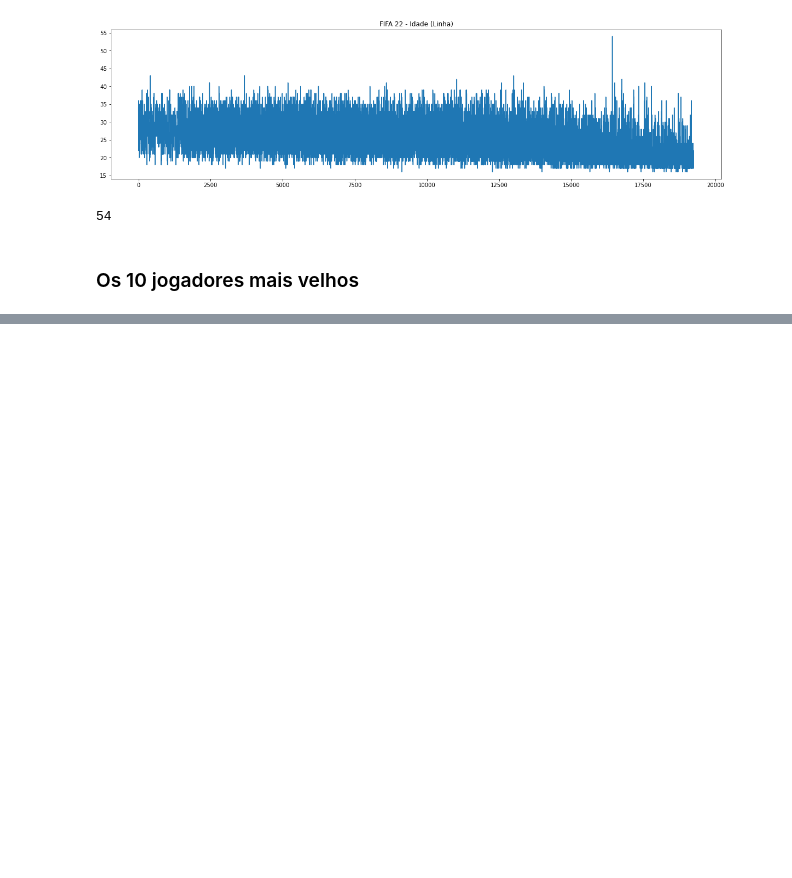
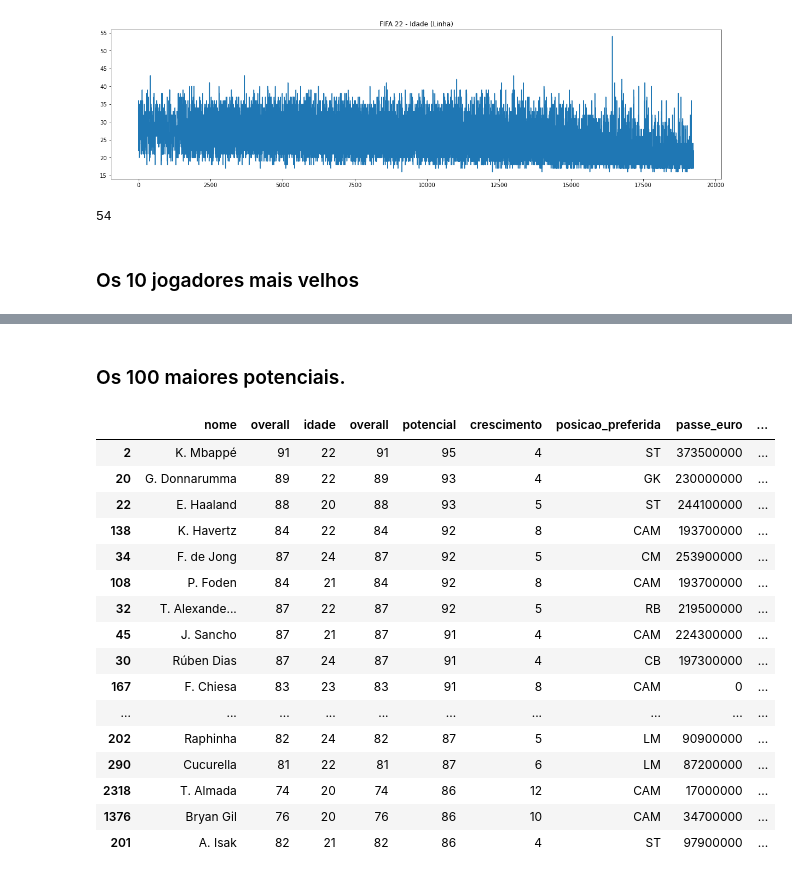
Before and after one commit to leovasc5/exploratory-analysis-of-FIFA-22-data, a Jupyter notebook: curiosidades.ipynb, the cells around one changed output, grey strips where cells are left out. Drawn from its saved outputs; the diff is of its cells as text; code cells hidden in the pictures; blank space fills up the shorter version.

```diff
--- a/curiosidades.ipynb
+++ b/curiosidades.ipynb
@@ -78 +78,27 @@ temp.head(10)
 10 rows × 70 columns
+# %% [markdown]
+### Os 100 maiores potenciais.
+# %%
+temp = df.sort_values(by=['potencial'], ascending=False)
+pd.set_option('display.max_colwidth', 15)
+temp = temp.loc[(temp['crescimento'])> 0]
+temp = temp.loc[(temp['idade']) < 26]
+temp[['nome', 'overall', 'idade', 'overall', 'potencial', 'crescimento', 'posicao_preferida', 'passe_euro', 'salario_euro', 'fim_contrato']].head(100)
+# %% [output]
+|  | nome | overall | idade | overall | potencial | crescimento | posicao_preferida | passe_euro | ... |
+| 2 | K. Mbappé | 91 | 22 | 91 | 95 | 4 | ST | 373500000 | ... |
+| 20 | G. Donnarumma | 89 | 22 | 89 | 93 | 4 | GK | 230000000 | ... |
+| 22 | E. Haaland | 88 | 20 | 88 | 93 | 5 | ST | 244100000 | ... |
+| 138 | K. Havertz | 84 | 22 | 84 | 92 | 8 | CAM | 193700000 | ... |
+| 34 | F. de Jong | 87 | 24 | 87 | 92 | 5 | CM | 253900000 | ... |
+| 108 | P. Foden | 84 | 21 | 84 | 92 | 8 | CAM | 193700000 | ... |
+| 32 | T. Alexande... | 87 | 22 | 87 | 92 | 5 | RB | 219500000 | ... |
+| 45 | J. Sancho | 87 | 21 | 87 | 91 | 4 | CAM | 224300000 | ... |
+| 30 | Rúben Dias | 87 | 24 | 87 | 91 | 4 | CB | 197300000 | ... |
+| 167 | F. Chiesa | 83 | 23 | 83 | 91 | 8 | CAM | 0 | ... |
+| ... | ... | ... | ... | ... | ... | ... | ... | ... | ... |
+| 202 | Raphinha | 82 | 24 | 82 | 87 | 5 | LM | 90900000 | ... |
+| 290 | Cucurella | 81 | 22 | 81 | 87 | 6 | LM | 87200000 | ... |
+| 2318 | T. Almada | 74 | 20 | 74 | 86 | 12 | CAM | 17000000 | ... |
+| 1376 | Bryan Gil | 76 | 20 | 76 | 86 | 10 | CAM | 34700000 | ... |
+| 201 | A. Isak | 82 | 21 | 82 | 86 | 4 | ST | 97900000 | ... |
```
Also changed, not shown: parts of 8 cells of this notebook, 5 other files.
